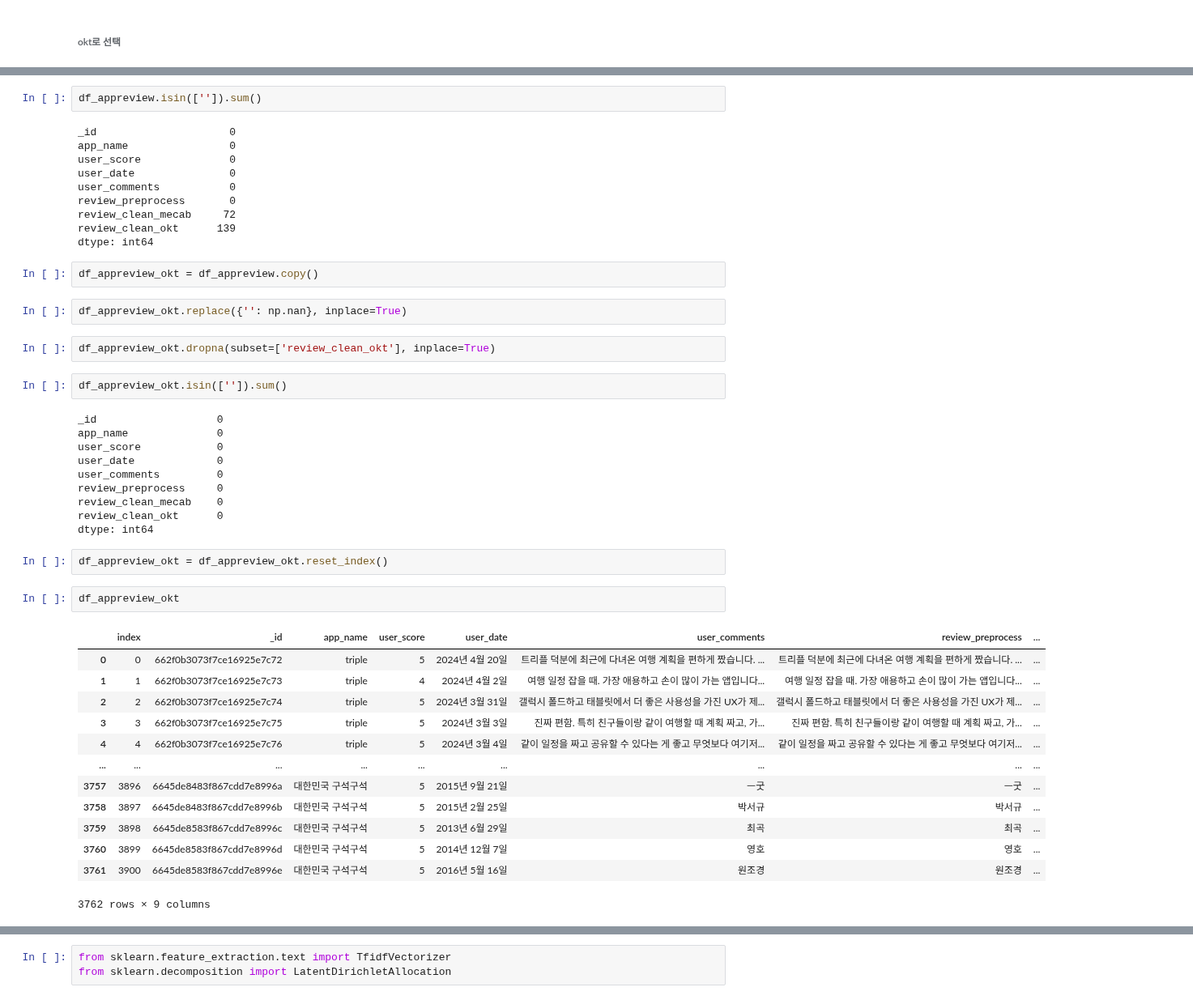
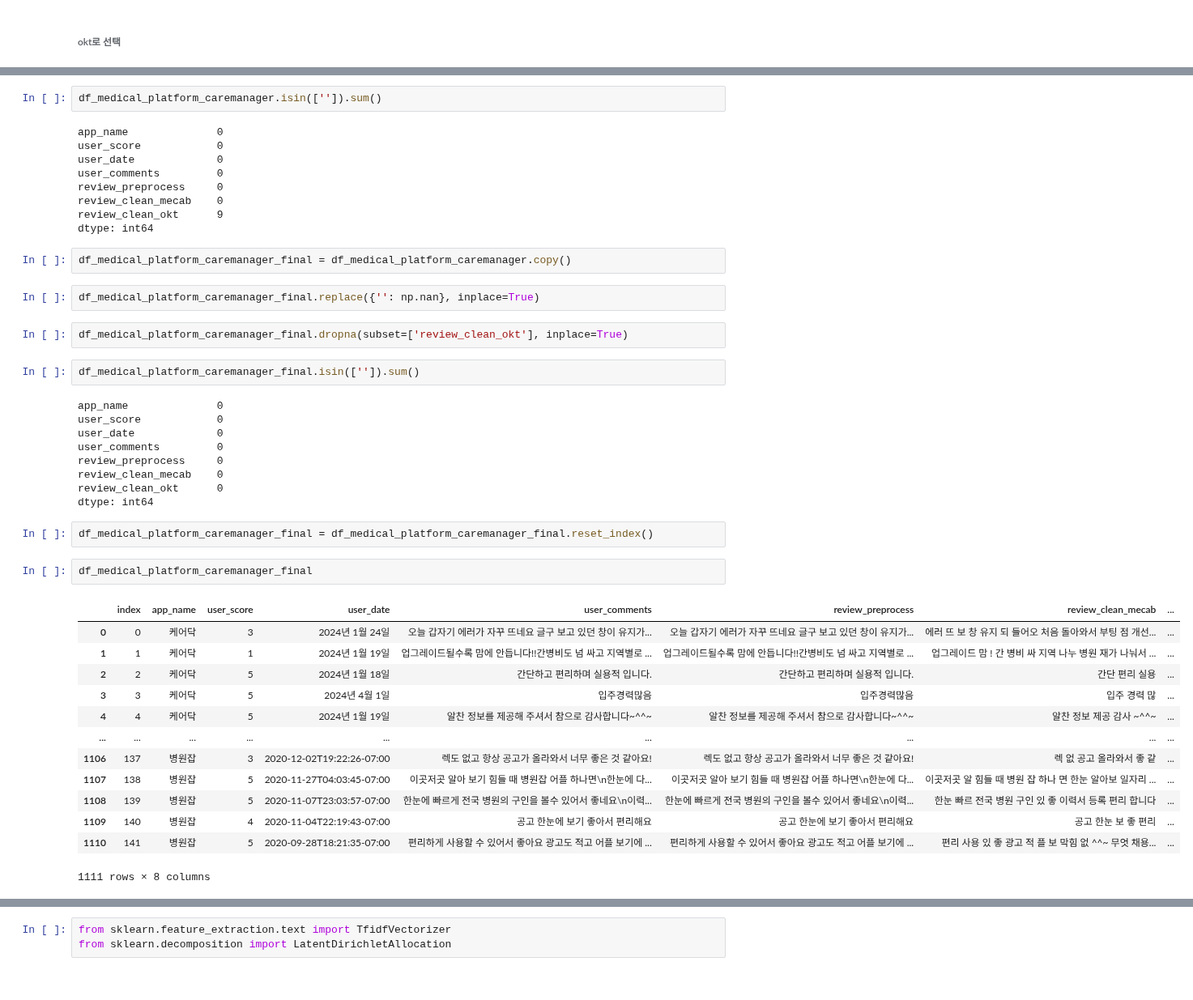
Before and after one commit to kdj0712/rare_field_fastapis, a Jupyter notebook: data/data_analysis/diverse_analysis/ipynb/medical_platform_analysis_jisu.ipynb, the cells around one changed output, grey strips where cells are left out. Shown at 81% size. Cells and saved outputs as stored; diff of their text form.

```diff
--- a/data/data_analysis/diverse_analysis/ipynb/medical_platform_analysis_jisu.ipynb
+++ b/data/data_analysis/diverse_analysis/ipynb/medical_platform_analysis_jisu.ipynb
@@ -496,25 +572,23 @@ df_appreview
 # %%
-df_appreview.isin(['']).sum()
+df_medical_platform_caremanager.isin(['']).sum()
 # %% [output]
-_id                     0
-app_name                0
-user_score              0
-user_date               0
-user_comments           0
-review_preprocess       0
-review_clean_mecab     72
-review_clean_okt      139
+app_name              0
+user_score            0
+user_date             0
+user_comments         0
+review_preprocess     0
+review_clean_mecab    0
+review_clean_okt      9
 dtype: int64
 # %%
-df_appreview_okt = df_appreview.copy()
+df_medical_platform_caremanager_final = df_medical_platform_caremanager.copy()
 # %%
-df_appreview_okt.replace({'': np.nan}, inplace=True)
+df_medical_platform_caremanager_final.replace({'': np.nan}, inplace=True)
 # %%
-df_appreview_okt.dropna(subset=['review_clean_okt'], inplace=True)
+df_medical_platform_caremanager_final.dropna(subset=['review_clean_okt'], inplace=True)
 # %%
-df_appreview_okt.isin(['']).sum()
+df_medical_platform_caremanager_final.isin(['']).sum()
 # %% [output]
-_id                   0
 app_name              0
 user_score            0
 user_date             0
@@ -524,21 +598,21 @@ review_clean_mecab    0
 review_clean_okt      0
 dtype: int64
 # %%
-df_appreview_okt = df_appreview_okt.reset_index()
+df_medical_platform_caremanager_final = df_medical_platform_caremanager_final.reset_index()
 # %%
-df_appreview_okt
+df_medical_platform_caremanager_final
 # %% [output]
-|  | index | _id | app_name | user_score | user_date | user_comments | review_preprocess | ... |
-| 0 | 0 | 662f0b3073f7ce16925e7c72 | triple | 5 | 2024년 4월 20일 | 트리플 덕분에 최근에 다녀온 여행 계획을 편하게 짰습니다. ... | 트리플 덕분에 최근에 다녀온 여행 계획을 편하게 짰습니다. ... | ... |
-| 1 | 1 | 662f0b3073f7ce16925e7c73 | triple | 4 | 2024년 4월 2일 | 여행 일정 잡을 때. 가장 애용하고 손이 많이 가는 앱입니다... | 여행 일정 잡을 때. 가장 애용하고 손이 많이 가는 앱입니다... | ... |
-| 2 | 2 | 662f0b3073f7ce16925e7c74 | triple | 5 | 2024년 3월 31일 | 갤럭시 폴드하고 태블릿에서 더 좋은 사용성을 가진 UX가 제... | 갤럭시 폴드하고 태블릿에서 더 좋은 사용성을 가진 UX가 제... | ... |
-| 3 | 3 | 662f0b3073f7ce16925e7c75 | triple | 5 | 2024년 3월 3일 | 진짜 편함. 특히 친구들이랑 같이 여행할 때 계획 짜고, 가... | 진짜 편함. 특히 친구들이랑 같이 여행할 때 계획 짜고, 가... | ... |
-| 4 | 4 | 662f0b3073f7ce16925e7c76 | triple | 5 | 2024년 3월 4일 | 같이 일정을 짜고 공유할 수 있다는 게 좋고 무엇보다 여기저... | 같이 일정을 짜고 공유할 수 있다는 게 좋고 무엇보다 여기저... | ... |
+|  | index | app_name | user_score | user_date | user_comments | review_preprocess | review_clean_mecab | ... |
+| 0 | 0 | 케어닥 | 3 | 2024년 1월 24일 | 오늘 갑자기 에러가 자꾸 뜨네요 글구 보고 있던 창이 유지가... | 오늘 갑자기 에러가 자꾸 뜨네요 글구 보고 있던 창이 유지가... | 에러 뜨 보 창 유지 되 들어오 처음 돌아와서 부팅 점 개선... | ... |
+| 1 | 1 | 케어닥 | 1 | 2024년 1월 19일 | 업그레이드될수록 맘에 안듭니다!!간병비도 넘 싸고 지역별로 ... | 업그레이드될수록 맘에 안듭니다!!간병비도 넘 싸고 지역별로 ... | 업그레이드 맘 ! 간 병비 싸 지역 나누 병원 재가 나눠서 ... | ... |
+| 2 | 2 | 케어닥 | 5 | 2024년 1월 18일 | 간단하고 편리하며 실용적 입니다. | 간단하고 편리하며 실용적 입니다. | 간단 편리 실용 | ... |
+| 3 | 3 | 케어닥 | 5 | 2024년 4월 1일 | 입주경력많음 | 입주경력많음 | 입주 경력 많 | ... |
+| 4 | 4 | 케어닥 | 5 | 2024년 1월 19일 | 알찬 정보를 제공해 주셔서 참으로 감사합니다~^^~ | 알찬 정보를 제공해 주셔서 참으로 감사합니다~^^~ | 알찬 정보 제공 감사 ~^^~ | ... |
 | ... | ... | ... | ... | ... | ... | ... | ... | ... |
-| 3757 | 3896 | 6645de8483f867cdd7e8996a | 대한민국 구석구석 | 5 | 2015년 9월 21일 | ㅡ굿 | ㅡ굿 | ... |
-| 3758 | 3897 | 6645de8483f867cdd7e8996b | 대한민국 구석구석 | 5 | 2015년 2월 25일 | 박서규 | 박서규 | ... |
-| 3759 | 3898 | 6645de8583f867cdd7e8996c | 대한민국 구석구석 | 5 | 2013년 6월 29일 | 최곡 | 최곡 | ... |
-| 3760 | 3899 | 6645de8583f867cdd7e8996d | 대한민국 구석구석 | 5 | 2014년 12월 7일 | 영호 | 영호 | ... |
-| 3761 | 3900 | 6645de8583f867cdd7e8996e | 대한민국 구석구석 | 5 | 2016년 5월 16일 | 원조경 | 원조경 | ... |
+| 1106 | 137 | 병원잡 | 3 | 2020-12-02T19:22:26-07:00 | 렉도 없고 항상 공고가 올라와서 너무 좋은 것 같아요! | 렉도 없고 항상 공고가 올라와서 너무 좋은 것 같아요! | 렉 없 공고 올라와서 좋 같 | ... |
+| 1107 | 138 | 병원잡 | 5 | 2020-11-27T04:03:45-07:00 | 이곳저곳 알아 보기 힘들 때 병원잡 어플 하나면\n한눈에 다... | 이곳저곳 알아 보기 힘들 때 병원잡 어플 하나면\n한눈에 다... | 이곳저곳 알 힘들 때 병원 잡 하나 면 한눈 알아보 일자리 ... | ... |
+| 1108 | 139 | 병원잡 | 5 | 2020-11-07T23:03:57-07:00 | 한눈에 빠르게 전국 병원의 구인을 볼수 있어서 좋네요\n이력... | 한눈에 빠르게 전국 병원의 구인을 볼수 있어서 좋네요\n이력... | 한눈 빠르 전국 병원 구인 있 좋 이력서 등록 편리 합니다 | ... |
+| 1109 | 140 | 병원잡 | 4 | 2020-11-04T22:19:43-07:00 | 공고 한눈에 보기 좋아서 편리해요 | 공고 한눈에 보기 좋아서 편리해요 | 공고 한눈 보 좋 편리 | ... |
+| 1110 | 141 | 병원잡 | 5 | 2020-09-28T18:21:35-07:00 | 편리하게 사용할 수 있어서 좋아요 광고도 적고 어플 보기에 ... | 편리하게 사용할 수 있어서 좋아요 광고도 적고 어플 보기에 ... | 편리 사용 있 좋 광고 적 플 보 막힘 없 ^^~ 무엇 채용... | ... |
-3762 rows × 9 columns
+1111 rows × 8 columns
 # %% [markdown]
```
Also changed, not shown: parts of 73 cells of this notebook.
